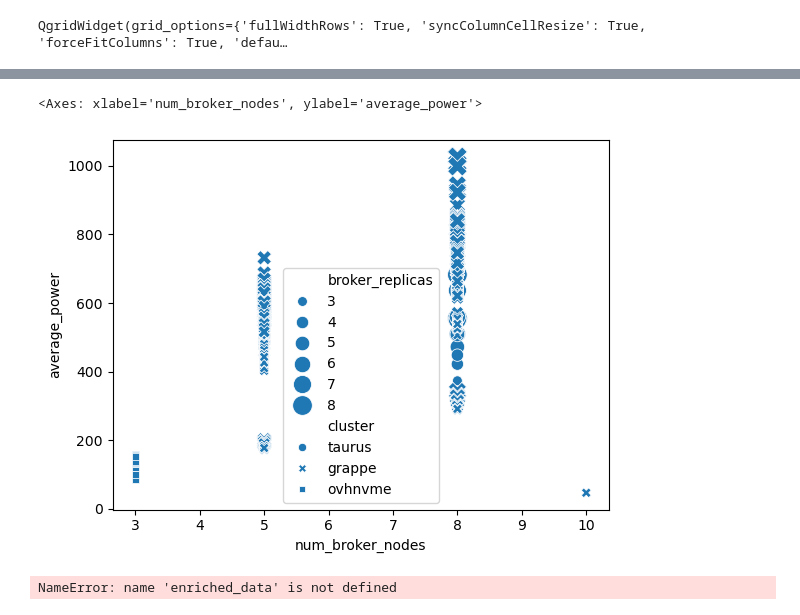
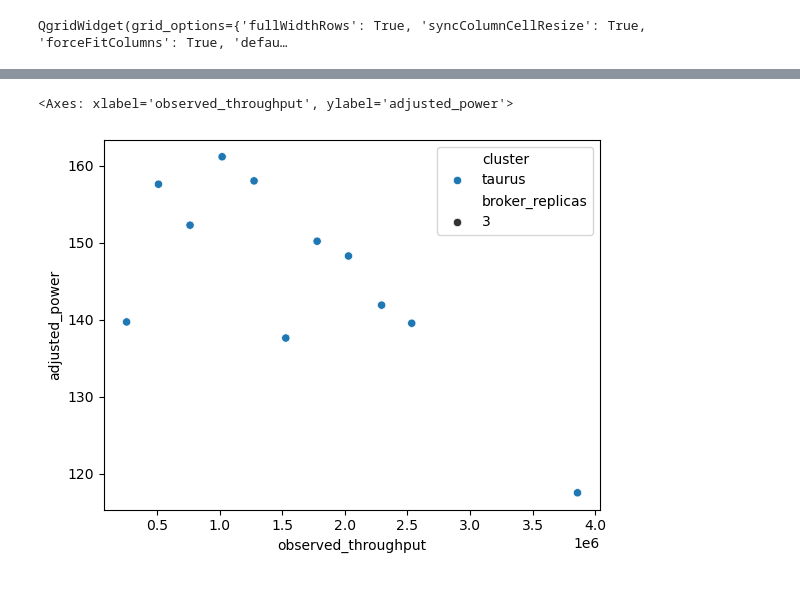
Before and after one commit to stream-energy/greenflow, a Jupyter notebook: plots/analysis.ipynb, the cells around one changed output, grey strips where cells are left out. Drawn from its saved outputs; the diff is of its cells as text; code cells hidden in the pictures.

```diff
--- a/plots/analysis.ipynb
+++ b/plots/analysis.ipynb
@@ -44,16 +39,18 @@ import greenflow.analysis as an
 df = an.full_analytical_pipeline_nocache(
     cutoff_begin=cutoff_begin,
     cutoff_end=cutoff_end,
-    cluster=".*",
+    # cluster=".*",
+    cluster="taurus",
     # type="scalingBehaviour",
     replicationFactor=3,
-    # broker_replicas=3,
+    broker_replicas=3,
     # load=0,
     # load=10**9,
     # type=".*",
-    type="idle"
+    messageSize=32,
+    # type="igdle"
     # durationSeconds=300,
-    # type="proportionality",
+    type="proportionality",
 )
 # experiments = an.get_experiments()
 # redpanda_kafka_data = an.filter_experiments(
@@ -67,6 +64,9 @@ df.dropna()
 df = df[df["load"] != 50000]
 df = df[df["observed_throughput"] != 100]
 df = df[df["broker_cpu"] == 8]
+df = df[df["broker_mem"] == "16Gi"]
+df["unit_power"] = df["average_power"] / df["num_broker_nodes"]
+
 # df = df[df["partitions"] != 1]
 # df = df[df["producer_instances"] != 1]
 # df = df[df["partitions"] >= 100]
@@ -99,65 +116,5 @@ sns.FacetGrid(df, col="cluster", hue="exp_name", col_wrap=3).map(
 # %%
-sns.scatterplot(
-    data=df,
-    x="num_broker_nodes",
-    y="average_power",
-    # hue="exp_name",
-    style="cluster",
-    size="broker_replicas",
-    sizes=(50, 200)
-)
+sns.scatterplot(data=df, x="observed_throughput", y="adjusted_power", hue="cluster", style="broker_replicas")
 # %% [output]
-<Axes: xlabel='num_broker_nodes', ylabel='average_power'>
+<Axes: xlabel='observed_throughput', ylabel='adjusted_power'>
-[figure, old version]
+[figure, new version]
-# %%
-import seaborn as sns
-
-
-redpanda_df = enriched_data[enriched_data["exp_name"] == "ingest-redpanda"]
-kafka_df = enriched_data[enriched_data["exp_name"] == "ingest-kafka"]
-
-
-import matplotlib.pyplot as plt
-import seaborn as sns
-import pandas as pd
-pd.options.mode.chained_assignment = None  # default='warn'
-
-# Convert memory to MiB for sorting
-def convert_to_mib(mem_str):
-    if 'Mi' in mem_str:
-        return int(mem_str.replace('Mi', ''))
-    elif 'Gi' in mem_str:
-        return int(mem_str.replace('Gi', '')) * 1024
-
-# Add a new column for memory in MiB
-redpanda_df['broker_mem_mib'] = redpanda_df['broker_mem'].apply(convert_to_mib)
-min_throughput = min(redpanda_df['throughput_MBps'].min(), kafka_df['throughput_MBps'].min())
-max_throughput = max(redpanda_df['throughput_MBps'].max(), kafka_df['throughput_MBps'].max())
-
-print(min_throughput, max_throughput)
-
-kafka_df['broker_mem_mib'] = kafka_df['broker_mem'].apply(convert_to_mib)
-plt.figure(figsize=(15, 6))
-plt.subplot(1, 2, 1)
-sns.barplot(data=redpanda_df, x='broker_mem_mib', y='throughput_MBps', hue='broker_cpu', palette='viridis')
-# sns.pointplot(data=redpanda_df, x='broker_mem_mib', y='throughput_MBps', hue='broker_cpu')
-
-plt.title('Redpanda Throughput vs Allocated Memory')
-plt.xlabel('Allocated Memory (MiB)')
-plt.ylabel('Throughput (MBps)')
-plt.legend(title='Cores')
-plt.ylim((min_throughput - 0.05 * min_throughput, max_throughput + 0.05 * max_throughput))
-plt.grid(True)
-
-plt.subplot(1, 2, 2)
-# sns.scatterplot(data=kafka_df, x='broker_mem_mib', y='throughput_MBps', hue='broker_cpu', palette='viridis', alpha=0.7)
-sns.barplot(data=kafka_df, x='broker_mem_mib', y='throughput_MBps', hue='broker_cpu', palette='viridis')
-plt.title('Kafka Throughput vs Allocated Memory')
-plt.xlabel('Allocated Memory (MiB)')
-plt.ylabel('Throughput (MBps)')
-plt.legend(title='Cores')
-plt.ylim((min_throughput - 0.05 * min_throughput, max_throughput + 0.05 * max_throughput))
-plt.grid(True)
-plt.show()
-# %% [output]
-NameError: name 'enriched_data' is not defined
```
Also changed, not shown: parts of 8 cells of this notebook, 3 other files.
